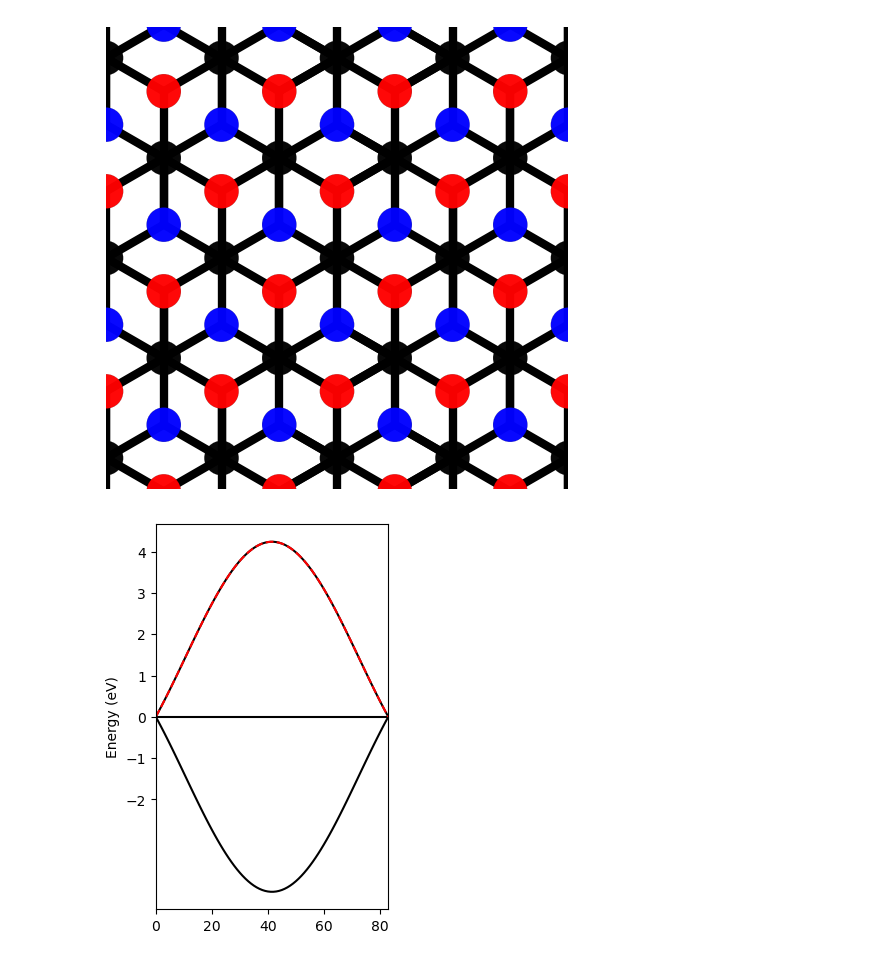
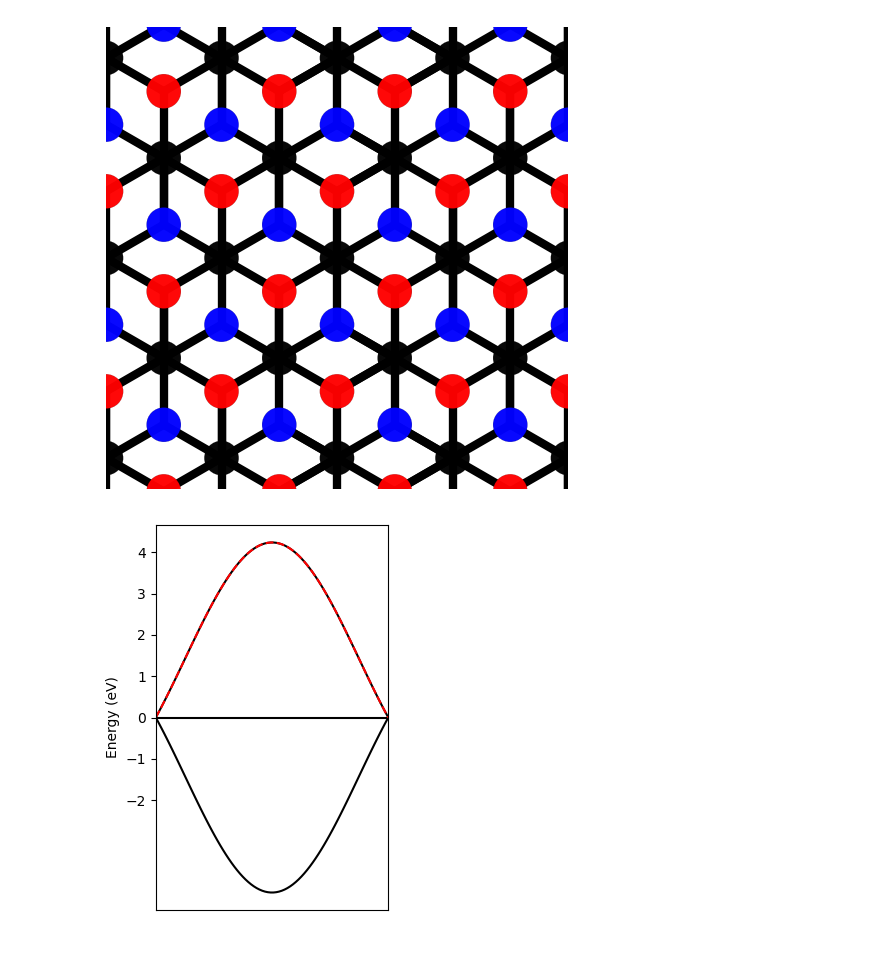
Before and after one commit to AliGhorashiCMT/8.511-Notes-and-Code, a Jupyter notebook: final exam 8.511/problem 4.ipynb, the cells around one changed output. Drawn from its saved outputs; the diff is of its cells as text; code cells hidden in the pictures.

Commit message:
final exam code and plots

```diff
--- a/final exam 8.511/problem 4.ipynb
+++ b/final exam 8.511/problem 4.ipynb
@@ -49,20 +49,21 @@ k1, k2 = np.einsum("ij, kj->ik", to_k1_k2, k_path)
 # %%
 plt.figure(figsize=(3, 5))
 solver = pb.solver.lapack(model)
 K = np.array([G/sqrt(3), 0])
 bands = solver.calc_bands(-K, K)
 nearest_neighbor_sum = 3 + 2*np.cos(k1) + 2*np.cos(k2) +  2*np.cos(k1+k2)
 analytic_bands_positive = sqrt(2 * nearest_neighbor_sum)
 energies = bands.energy
 
 k_path = bands.k_path
 plt.plot(energies, color="black")
 plt.plot(analytic_bands_positive, color="red", linestyle="dashed")
 
 
 plt.xlim(0, len(k_path)-1)
 #plt.ylim(-2, 4)
 plt.yticks(np.linspace(-2, 4, num=7));
+plt.xticks([]);
 plt.ylabel("Energy (eV)");
 # %% [output]
-[figure, old version]
+[figure, new version]
```
